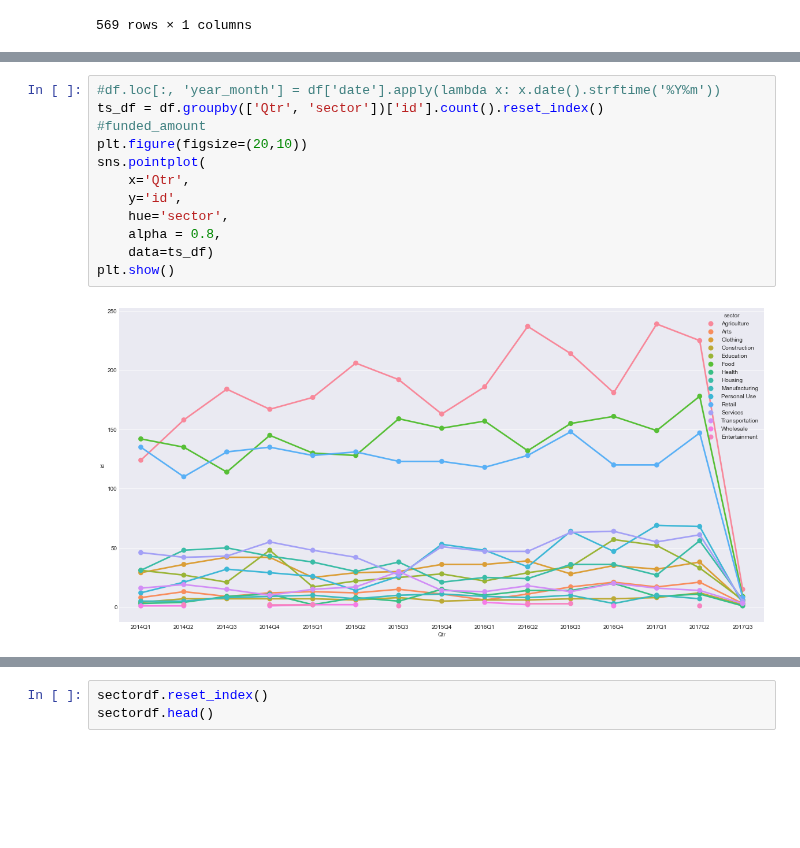
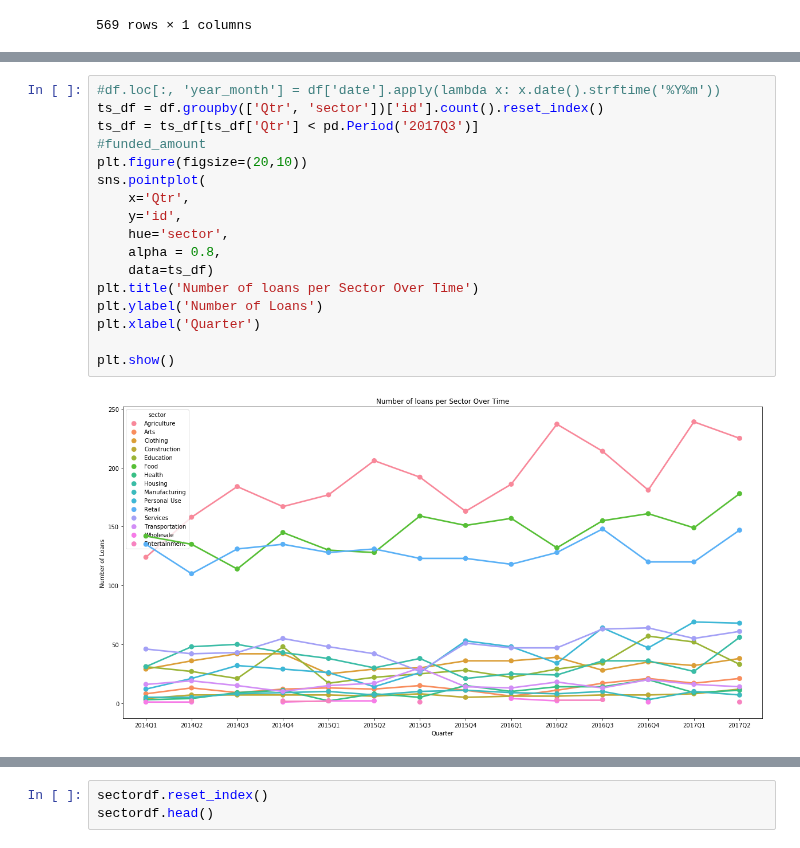
Before and after one commit to feng443/RUDS-Proj1-Kiva-Crowd-Funding-Visualization, a Jupyter notebook: NishaDataExploring.ipynb, the cells around one changed output, grey strips where cells are left out. Saved outputs shown, nothing was run; the diff lists cells and outputs as text; blank space fills up the shorter version.

```diff
--- a/NishaDataExploring.ipynb
+++ b/NishaDataExploring.ipynb
@@ -206,14 +246,19 @@ df.head()
 # %%
 #df.loc[:, 'year_month'] = df['date'].apply(lambda x: x.date().strftime('%Y%m'))
 ts_df = df.groupby(['Qtr', 'sector'])['id'].count().reset_index()
+ts_df = ts_df[ts_df['Qtr'] < pd.Period('2017Q3')]
 #funded_amount
 plt.figure(figsize=(20,10))
 sns.pointplot(
     x='Qtr',
     y='id',
     hue='sector',
     alpha = 0.8,
     data=ts_df)
+plt.title('Number of loans per Sector Over Time')
+plt.ylabel('Number of Loans')
+plt.xlabel('Quarter')
+
 plt.show()
 # %% [output]
-[figure, old version]
+[figure, new version]
```
Also changed, not shown: parts of 12 cells of this notebook.
